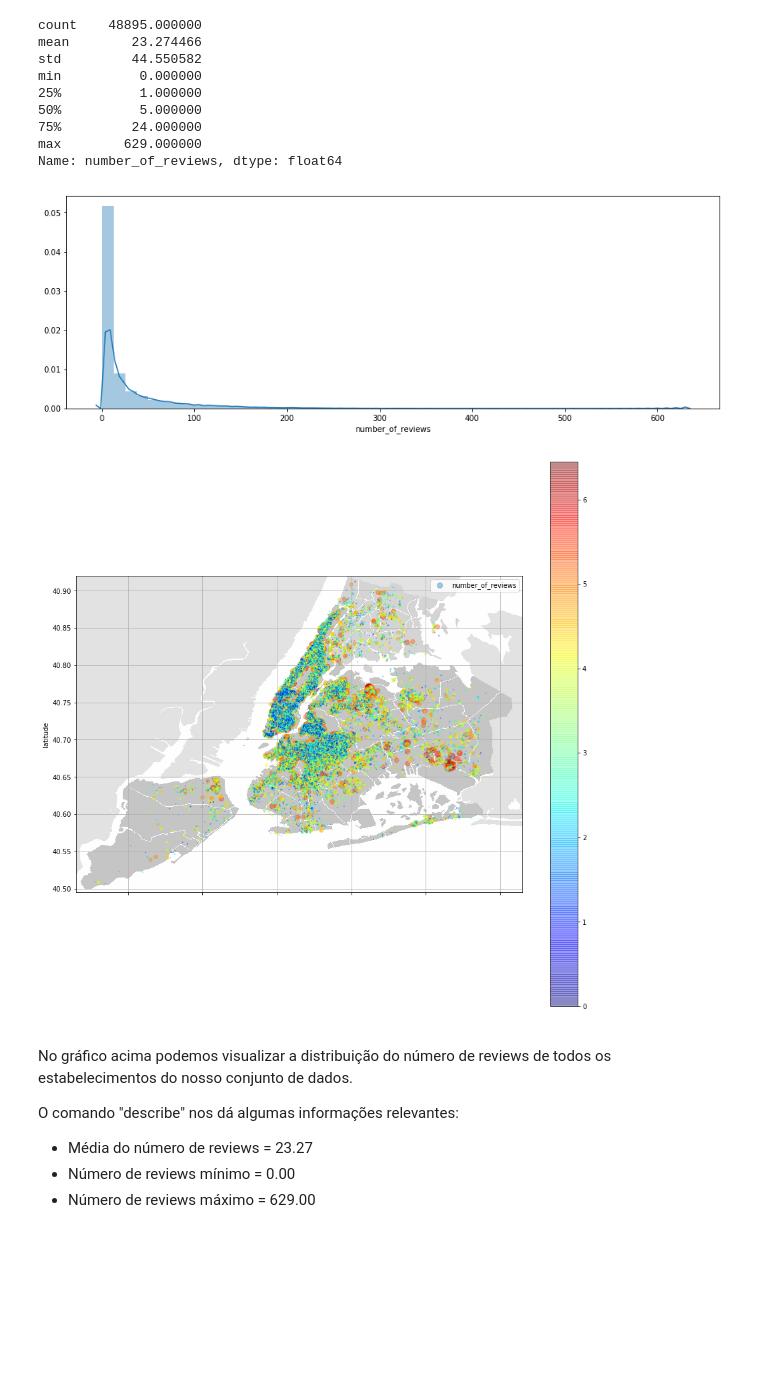
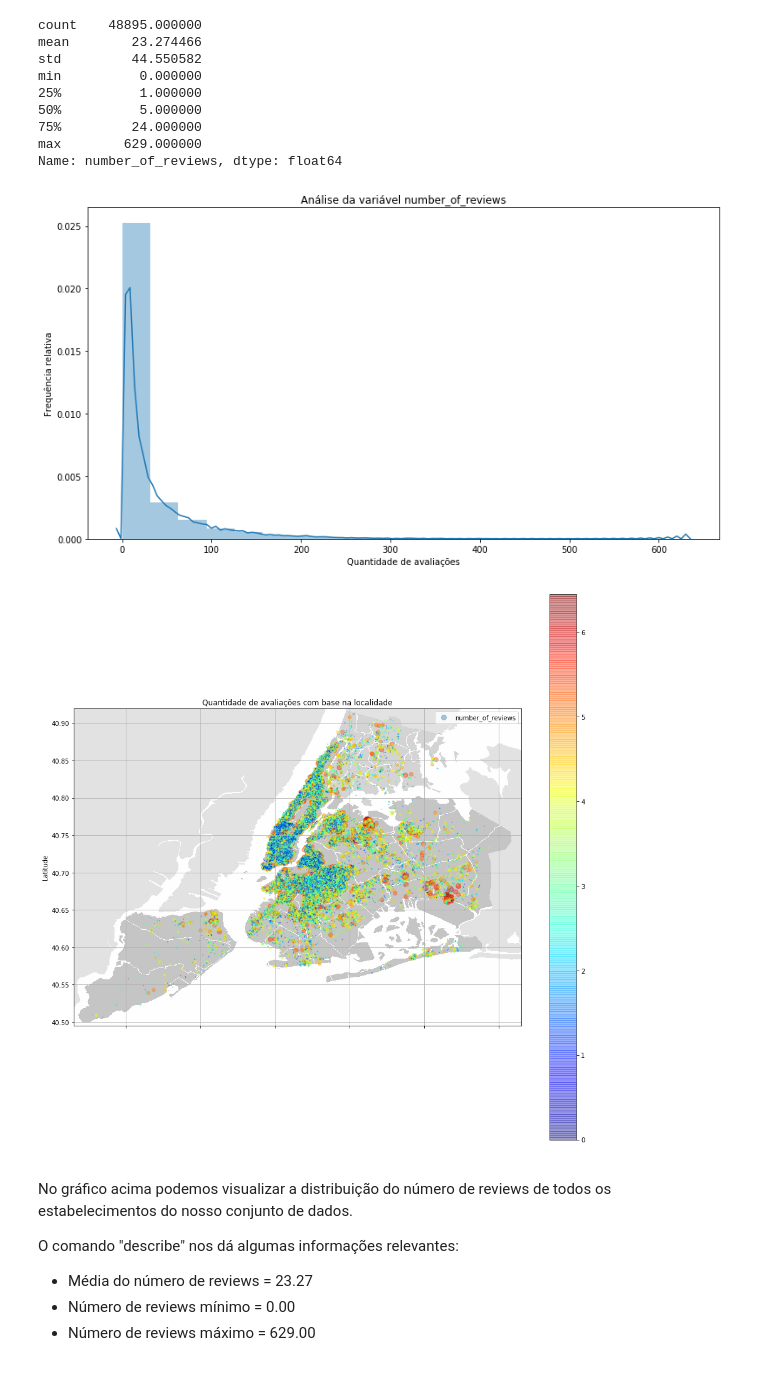
Before and after one commit to cicerotcv/P3_CienciaDados_2019.2, a Jupyter notebook: 00 dataset_airbnb.ipynb, the cells around one changed output. Saved outputs shown, nothing was run; the diff lists cells and outputs as text; code cells hidden in the pictures; blank space fills up the shorter version.

```diff
--- a/00 dataset_airbnb.ipynb
+++ b/00 dataset_airbnb.ipynb
@@ -170,26 +171,30 @@ max        629.000000
 Name: number_of_reviews, dtype: float64
 # %%
 #Distribuição da variável number_of_reviews.
-fig = plt.figure(figsize=(15,5))
-sns.distplot(airbnb['number_of_reviews'], bins=50);
+fig = plt.figure(figsize=(13,7))
+sns.distplot(airbnb['number_of_reviews'], bins=20);
+plt.title("Análise da variável number_of_reviews")
+plt.xlabel("Quantidade de avaliações")
+plt.ylabel("Frequência relativa");
 # %% [output]
-[figure, old version]
+[figure, new version]
 # %%
 #Posição geografica dos estabelecimentos com reviews.
 new_york = mpimg.imread('New_York_City_.png', 0)
 
 airbnb.plot(kind="scatter", x='longitude', y='latitude', marker="o",
             s=(airbnb["number_of_reviews"]/5), grid=True, colorbar=True, c=np.log(airbnb["number_of_reviews"]),
-            cmap=plt.get_cmap("jet"), figsize=(15, 15), label="number_of_reviews", alpha=0.4)
+            cmap=plt.get_cmap("jet"), figsize=(16, 16), label="number_of_reviews", alpha=0.4)
 
 plt.imshow(new_york, alpha=0.4, cmap=plt.get_cmap("jet"), extent=[-74.27, -73.67, 40.495, 40.92])
 eixo_x = np.linspace(min(airbnb.longitude), max(airbnb.longitude), 0.3)
+plt.legend()
+plt.title("Quantidade de avaliações com base na localidade")
 plt.xlabel("Longitude")
-plt.legend()
-plt.title("")
+plt.ylabel("Latitude")
 plt.show()
 # %% [output]
-[figure, old version]
+[figure, new version]
 # %% [markdown]
 <p style="text-align:justify">
 
```
Also changed, not shown: parts of 33 cells of this notebook.
